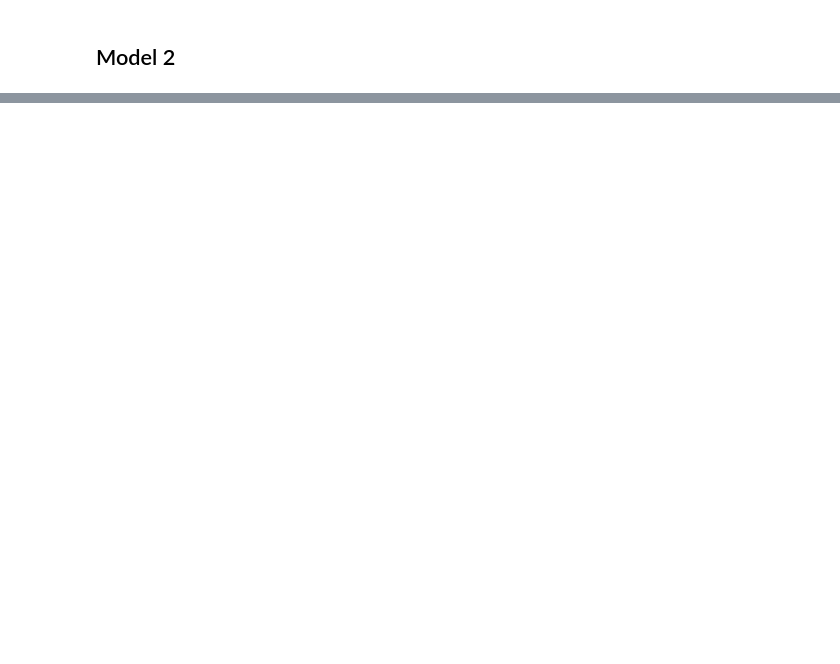
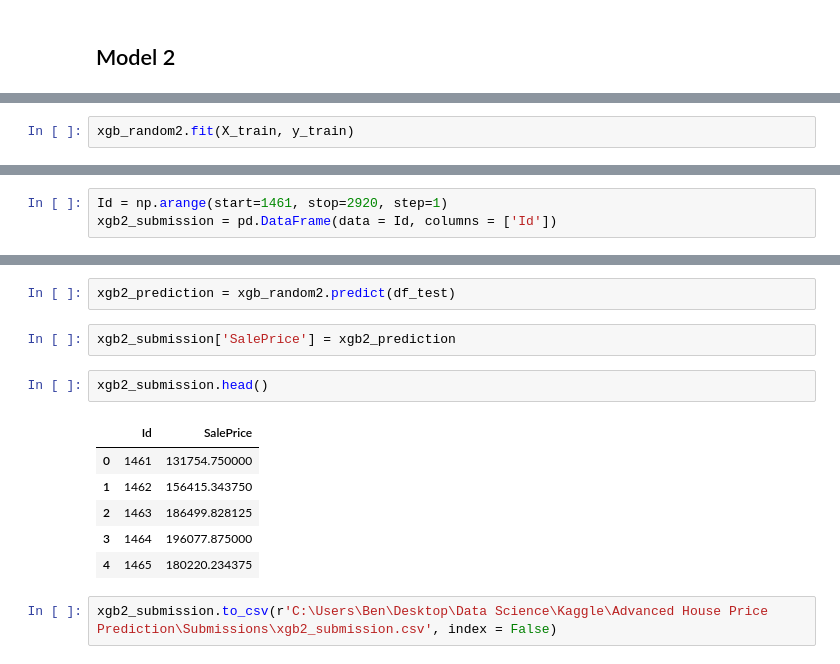
Before and after one commit to benspniz/Advanced-House-Price-Prediction-Kaggle-Competition, a Jupyter notebook: Notebooks/XGBoost.ipynb, the cells around one changed output, grey strips where cells are left out. Drawn from its saved outputs; the diff is of its cells as text; blank space fills up the shorter version.

```diff
--- a/Notebooks/Random_Forest_Regressor.ipynb
+++ b/Notebooks/XGBoost.ipynb
@@ -387,0 +222,2 @@ rfr3_submission.to_csv(r'C:\Users\Ben\Desktop\Data Science\Kaggle\Advanced House
+# %%
+xgb_random2.fit(X_train, y_train)
@@ -387,0 +303,3 @@ rfr3_submission.to_csv(r'C:\Users\Ben\Desktop\Data Science\Kaggle\Advanced House
+# %%
+Id = np.arange(start=1461, stop=2920, step=1)
+xgb2_submission = pd.DataFrame(data = Id, columns = ['Id'])
@@ -387,0 +315,15 @@ rfr3_submission.to_csv(r'C:\Users\Ben\Desktop\Data Science\Kaggle\Advanced House
+# %%
+xgb2_prediction = xgb_random2.predict(df_test)
+# %%
+xgb2_submission['SalePrice'] = xgb2_prediction
+# %%
+xgb2_submission.head()
+# %% [output]
+|  | Id | SalePrice |
+| 0 | 1461 | 131754.750000 |
+| 1 | 1462 | 156415.343750 |
+| 2 | 1463 | 186499.828125 |
+| 3 | 1464 | 196077.875000 |
+| 4 | 1465 | 180220.234375 |
+# %%
+xgb2_submission.to_csv(r'C:\Users\Ben\Desktop\Data Science\Kaggle\Advanced House Price Prediction\Submissions\xgb2_submission.csv', index = False)
```
Also changed, not shown: parts of 66 cells of this notebook, 6 other files.
